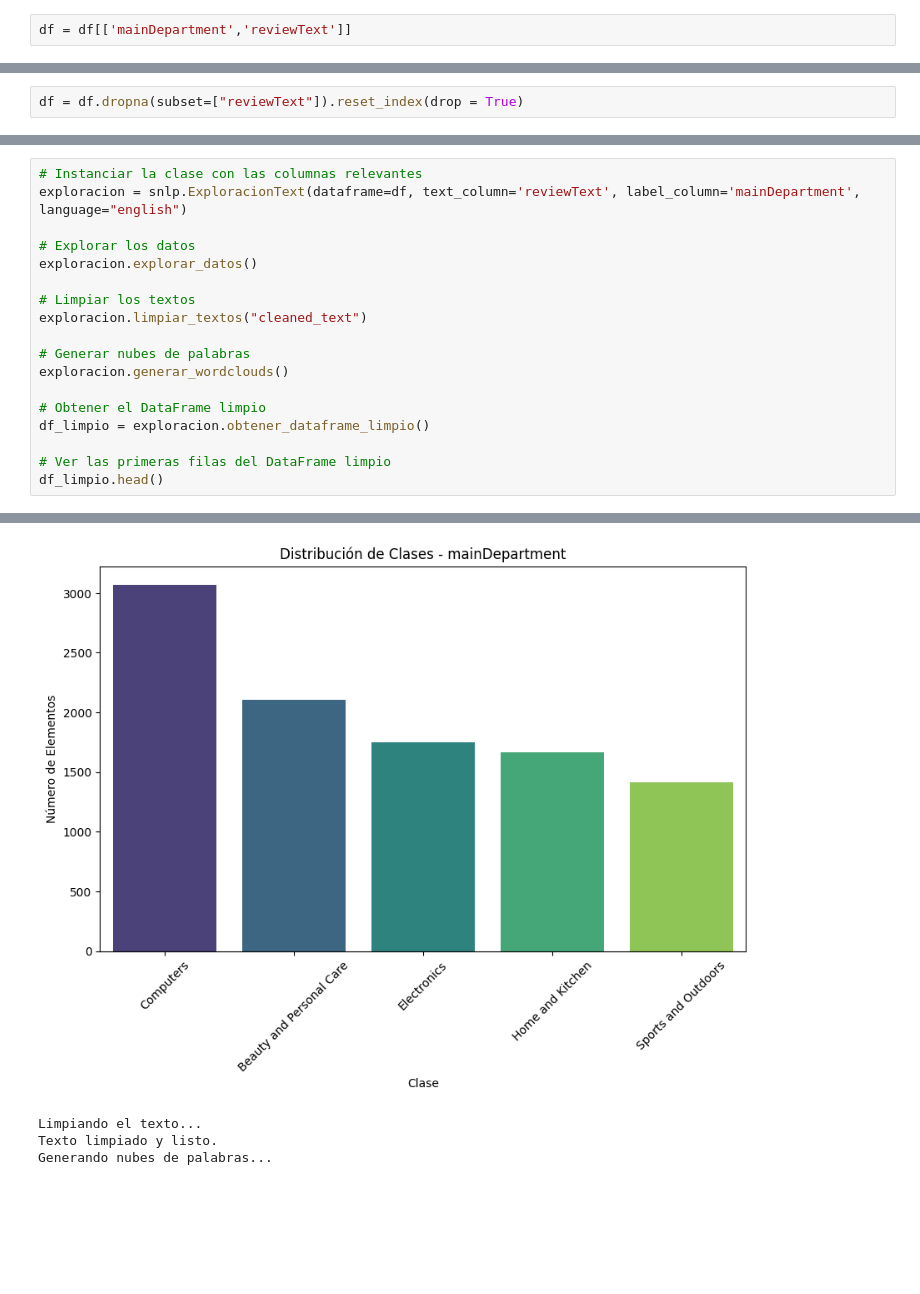
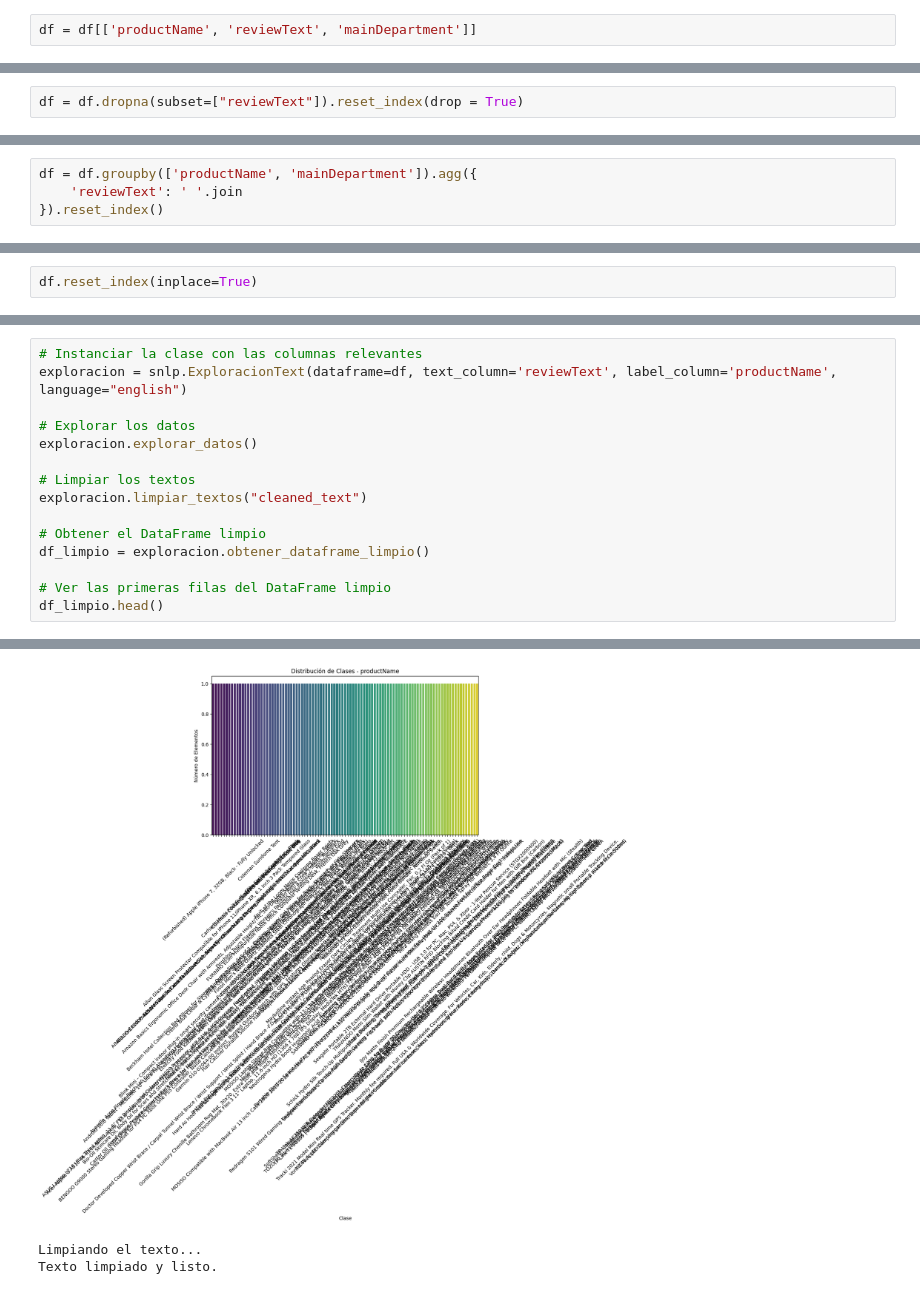
Before and after one commit to Rcm89/laboratorio-modulo09-leccion06-nlp-LAB, a Jupyter notebook: laboratorio-modulo09-leccion06-nlp-LAB.ipynb, the cells around one changed output, grey strips where cells are left out. Drawn from its saved outputs; the diff is of its cells as text; blank space fills up the shorter version.

```diff
--- a/laboratorio-modulo09-leccion06-nlp-LAB.ipynb
+++ b/laboratorio-modulo09-leccion06-nlp-LAB.ipynb
@@ -84,7 +92,7 @@ memory usage: 781.2+ KB
 # %% [markdown]
 En primer lugar, filtramo spara quedarnos con las columnas que nos interesan
 # %%
-df = df[['mainDepartment','reviewText']]
+df = df[['productName', 'reviewText', 'mainDepartment']]
 # %%
 df.head()
 # %% [output]
@@ -116,0 +131,4 @@ df
+# %%
+df = df.groupby(['productName', 'mainDepartment']).agg({
+    'reviewText': ' '.join
+}).reset_index()
@@ -116,0 +144,2 @@ df
+# %%
+df.reset_index(inplace=True)
@@ -117,6 +150,6 @@ df
 # %%
 # Instanciar la clase con las columnas relevantes
-exploracion = snlp.ExploracionText(dataframe=df, text_column='reviewText', label_column='mainDepartment', language="english")
+exploracion = snlp.ExploracionText(dataframe=df, text_column='reviewText', label_column='productName', language="english")
 
 # Explorar los datos
 exploracion.explorar_datos()
@@ -124,9 +157,6 @@ exploracion.explorar_datos()
 # Limpiar los textos
 exploracion.limpiar_textos("cleaned_text")
 
-# Generar nubes de palabras
-exploracion.generar_wordclouds()
-
 # Obtener el DataFrame limpio
 df_limpio = exploracion.obtener_dataframe_limpio()
 
@@ -153,4 +183,3 @@ Name: count, dtype: int64
-[figure, old version]
+[figure, new version]
 Limpiando el texto...
 Texto limpiado y listo.
-Generando nubes de palabras...
```
Also changed, not shown: parts of 19 cells of this notebook.
